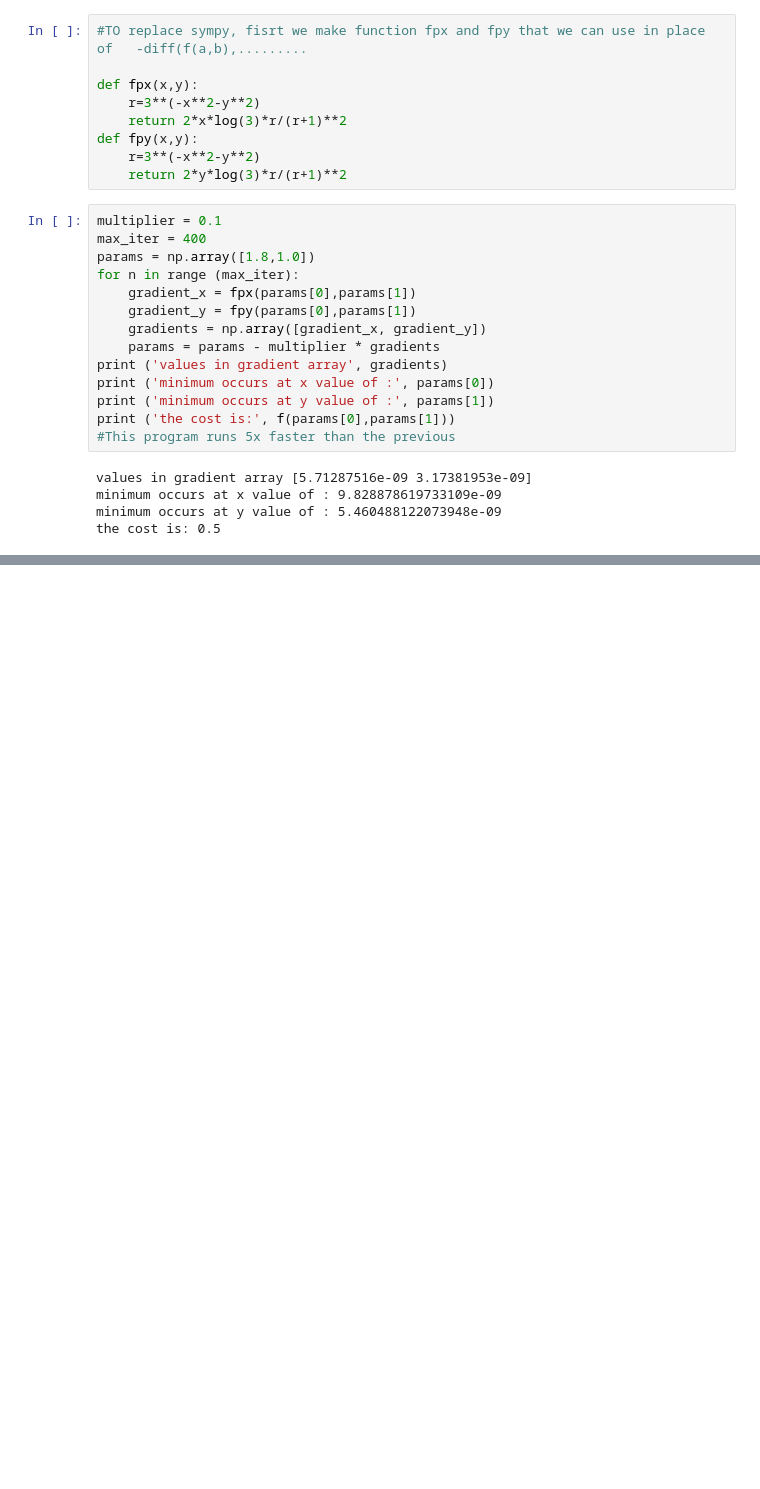
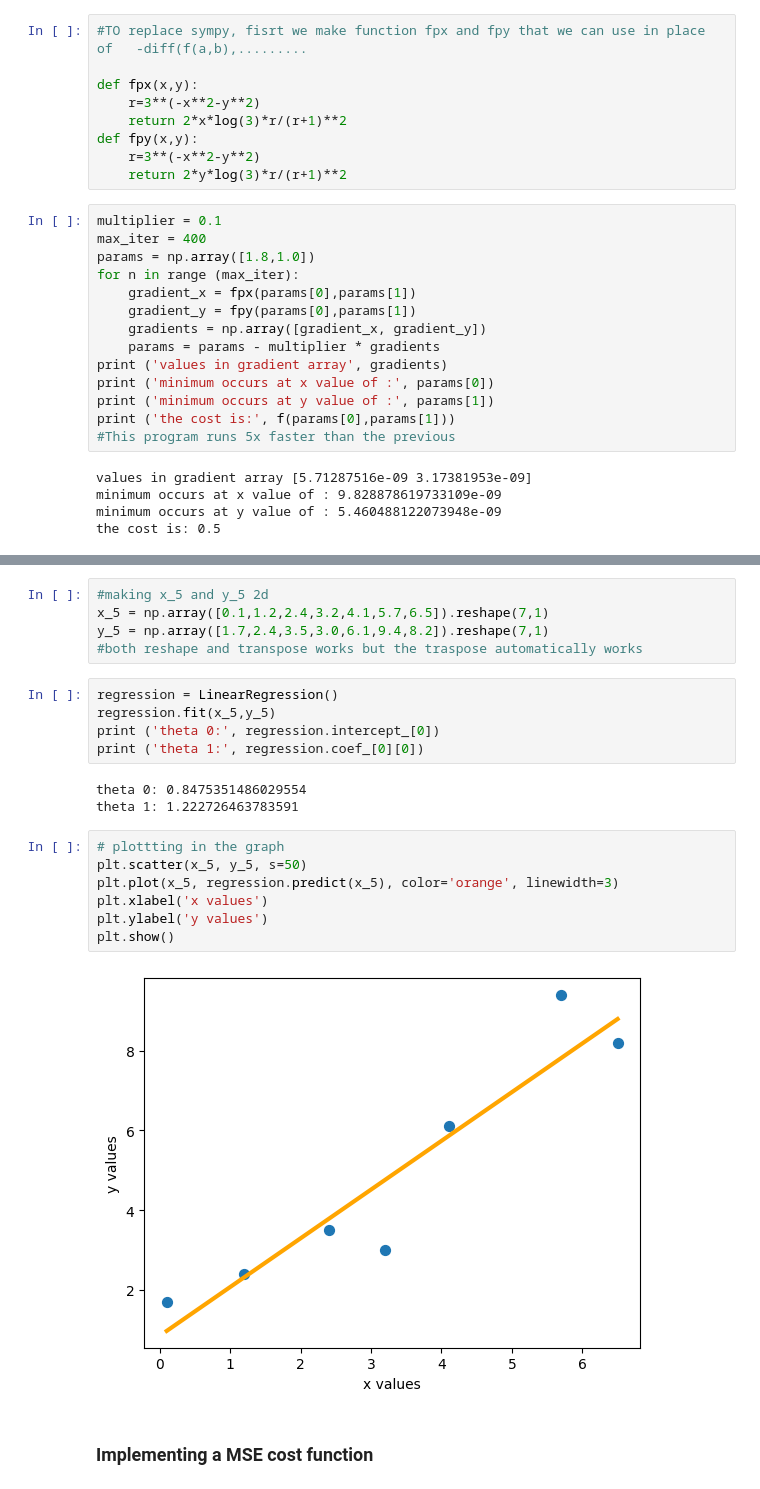
Before and after one commit to aaditya9803/AI2023, a Jupyter notebook: 3D.ipynb, the cells around one changed output, grey strips where cells are left out. Saved outputs shown, nothing was run; the diff lists cells and outputs as text; blank space fills up the shorter version.

```diff
--- a/3D.ipynb
+++ b/3D.ipynb
@@ -135,0 +240,24 @@ the cost is: 0.5
+# %%
+#making x_5 and y_5 2d
+x_5 = np.array([0.1,1.2,2.4,3.2,4.1,5.7,6.5]).reshape(7,1)
+y_5 = np.array([1.7,2.4,3.5,3.0,6.1,9.4,8.2]).reshape(7,1)
+#both reshape and transpose works but the traspose automatically works
+# %%
+regression = LinearRegression()
+regression.fit(x_5,y_5)
+print ('theta 0:', regression.intercept_[0])
+print ('theta 1:', regression.coef_[0][0])
+# %% [output]
+theta 0: 0.8475351486029554
+theta 1: 1.222726463783591
+# %%
+# plottting in the graph
+plt.scatter(x_5, y_5, s=50)
+plt.plot(x_5, regression.predict(x_5), color='orange', linewidth=3)
+plt.xlabel('x values')
+plt.ylabel('y values')
+plt.show()
+# %% [output]
+[figure, added]
+# %% [markdown]
+### Implementing a MSE cost function
```
Also changed, not shown: parts of 22 cells of this notebook.
